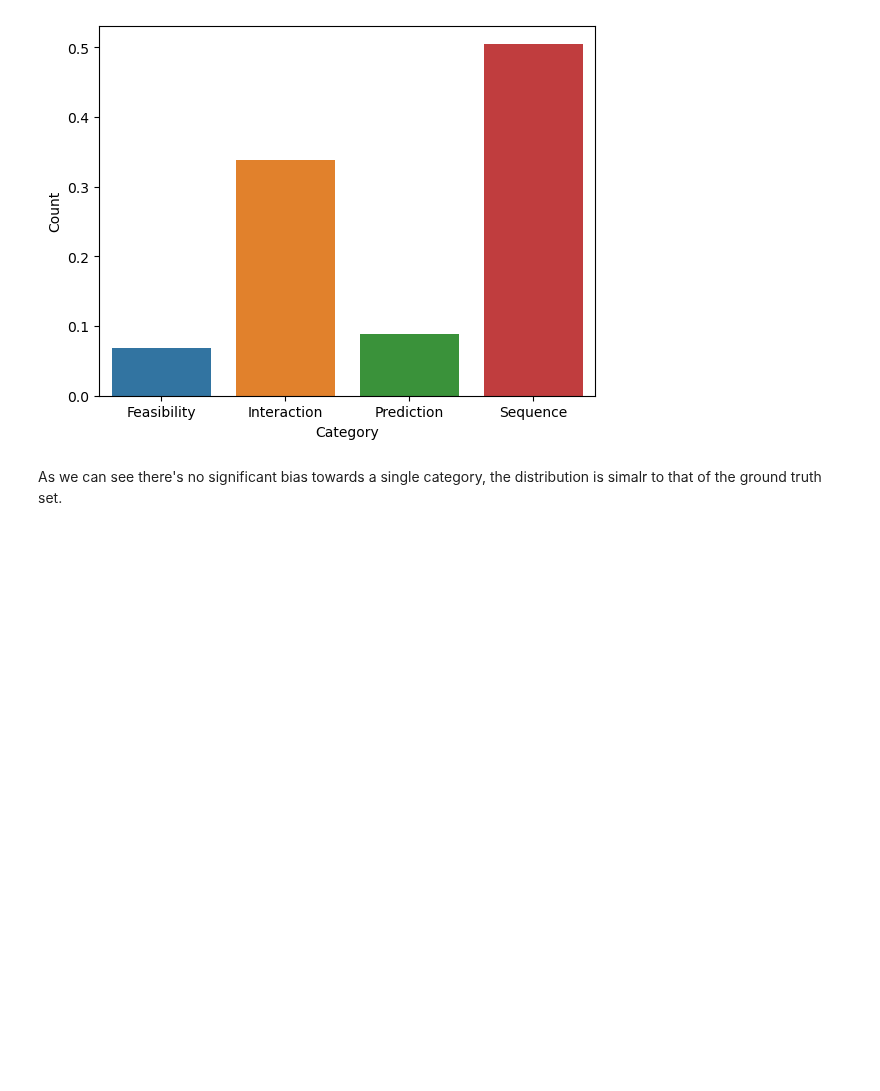
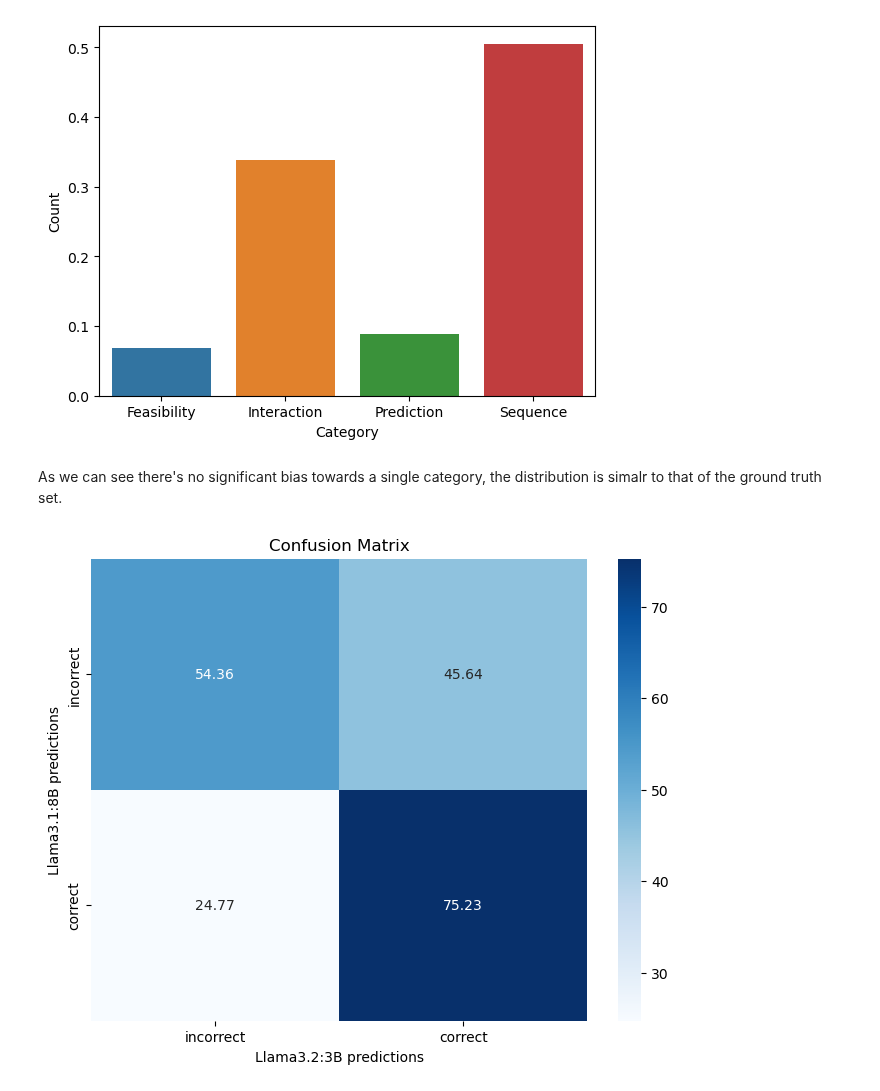
Before and after one commit to FabioLusha/video-neurosymbolic, a Jupyter notebook: star_code/experiments/week_0224_correlation_llama3bvs8b.ipynb, the cells around one changed output. Drawn from its saved outputs; the diff is of its cells as text; code cells hidden in the pictures; blank space fills up the shorter version.

Commit message:
Update LLM as Judge and Correaltion analysis with CF matrix

```diff
--- a/star_code/experiments/correlation_llama3bvs8b.ipynb
+++ b/star_code/experiments/week_0224_correlation_llama3bvs8b.ipynb
@@ -196,3 +197,25 @@ Ratio of Sequence questions:             50.52%
 [figure]
 # %% [markdown]
 As we can see there's no significant bias towards a single category, the distribution is simalr to that of the ground truth set.
+# %%
+# Compute the confusion matrix
+
+llama3b_pred_labels = llama3b_correct_mask.astype(int)
+llamaa8b_pred_labels = llama8b_correct_mask.astype(int)
+
+cm = confusion_matrix(llama3b_pred_labels, llamaa8b_pred_labels)
+
+# Normalize the confusion matrix to percentage
+cm_percent = cm.astype('float') / cm.sum(axis=1)[:, np.newaxis] * 100
+
+# Plot the confusion matrix using Seaborn
+plt.figure(figsize=(8, 6))
+sns.heatmap(cm_percent, annot=True, fmt='.2f', cmap='Blues',
+            xticklabels=['incorrect', 'correct'],
+            yticklabels=['incorrect', 'correct'])
+plt.xlabel('Llama3.2:3B predictions')
+plt.ylabel('Llama3.1:8B predictions')
+plt.title('Confusion Matrix')
+plt.show()
+# %% [output]
+[figure, added]
```
Also changed, not shown: parts of 1 cell of this notebook, 1 other file.
